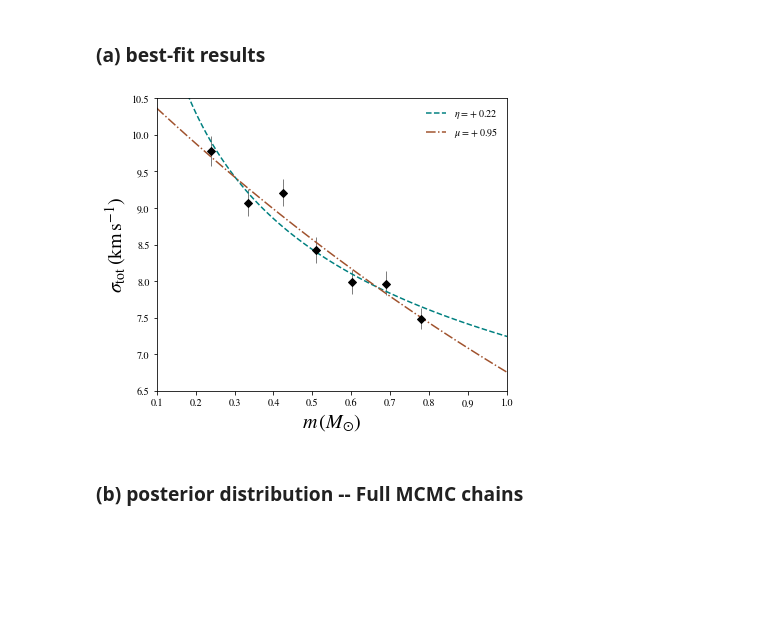
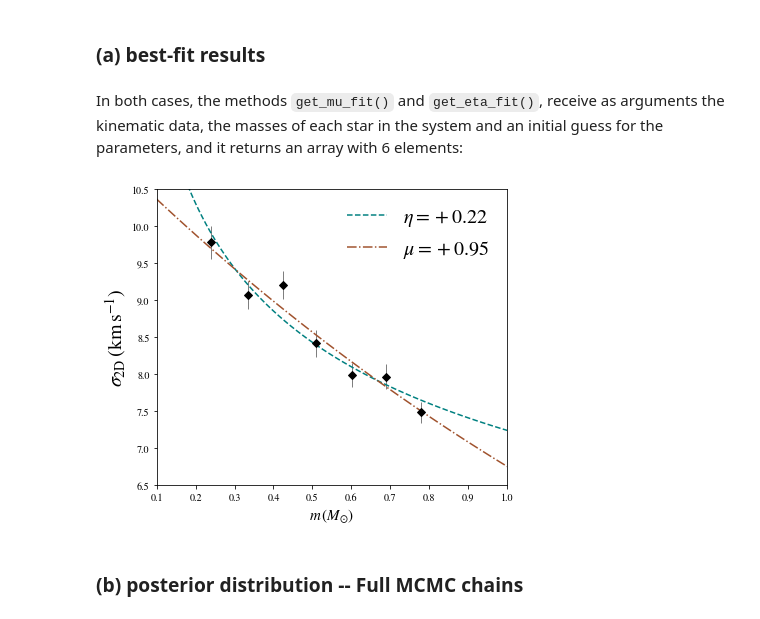
Before and after one commit to FranciscoAros/EnergyEquipartition, a Jupyter notebook: example_equipartition.ipynb, the cells around one changed output. Drawn from its saved outputs; the diff is of its cells as text; code cells hidden in the pictures; blank space fills up the shorter version.

````diff
--- a/example_equipartition.ipynb
+++ b/example_equipartition.ipynb
@@ -89,3 +190,5 @@ plt.show()
 init_guess = np.array([6,0])
 # %% [markdown]
 ### (a) best-fit results
+# %% [markdown]
+In both cases, the methods ```get_mu_fit()``` and ```get_eta_fit()```, receive as arguments the kinematic data, the masses of each star in the system and an initial guess for the parameters, and it returns an array with 6 elements:
@@ -92,33 +198,36 @@ init_guess = np.array([6,0])
 # %%
-mu_fit = fit_meq_two.get_meq_fit(DATA['vR'],DATA['err_vR'],DATA['vT'],DATA['err_vT'],DATA['Mass'],init_guess,n_burn=800,n_walkers=20,n_steps=1000,progress=True)
+mu_fit = fit_mu_two.get_mu_fit(DATA['vR'],DATA['err_vR'],DATA['vT'],DATA['err_vT'],DATA['Mass'],init_guess,
+                                 n_burn=800,n_walkers=20,n_steps=1000,progress=True)
 # %%
-eta_fit = fit_eta_two.get_eta_fit(DATA['vR'],DATA['err_vR'],DATA['vT'],DATA['err_vT'],DATA['Mass'],init_guess,n_burn=800,n_walkers=20,n_steps=1000,progress=True)
+eta_fit = fit_eta_two.get_eta_fit(DATA['vR'],DATA['err_vR'],DATA['vT'],DATA['err_vT'],DATA['Mass'],init_guess,
+                                  n_burn=800,n_walkers=20,n_steps=1000,progress=True)
 # %%
 fig,axs = plt.subplots(1,1,figsize=(6,5))
 
 colors = ['teal','sienna']
 
 axs.errorbar(sigma_prf[1],sigma_prf[2],yerr=[sigma_prf[3],sigma_prf[4]], fmt='Dk',ms=5,lw=0.5)
 
 ## BEST FIT MODELS
 models_mass = np.linspace(0.1,1.0,100)
 
 axs.plot(models_mass,fit_eta_two.model_eta(models_mass,eta_fit[0],eta_fit[3]),'--',c=colors[0],label=r'$\eta=%+5.2lf$'%(eta_fit[3]))
-axs.plot(models_mass,fit_meq_two.meq_new(models_mass,mu_fit[0],mu_fit[3]),'-.',c=colors[1],label=r'$\mu =%+5.2lf$'%(mu_fit[3]))
-axs.legend(frameon=False)
+axs.plot(models_mass,fit_mu_two.model_mu(models_mass,mu_fit[0],mu_fit[3]),'-.',c=colors[1],label=r'$\mu =%+5.2lf$'%(mu_fit[3]))
+
+axs.legend(frameon=False,fontsize=20)
 
 ###################
 axs.set_ylim([6.5,10.5])
 axs.set_xlim([0.1,1.0])
 
-axs.set_ylabel(r'$\sigma_{\rm tot}\,(\rm km\,\rm s^{-1})$',fontsize=20)
-axs.set_xlabel(r'$m\,(M_{\odot})$',fontsize=20)
+axs.set_ylabel(r'$\sigma_{\rm 2D}\,(\rm km\,\rm s^{-1})$',fontsize=20)
+axs.set_xlabel(r'$m\,(M_{\odot})$',fontsize=15)
 
 ##################
 fig.tight_layout()
 
 plt.show()
 # %% [output]
-[figure, old version]
+[figure, new version]
 # %% [markdown]
 ### (b) posterior distribution -- Full MCMC chains
````
Also changed, not shown: parts of 38 cells of this notebook, 4 other files.
